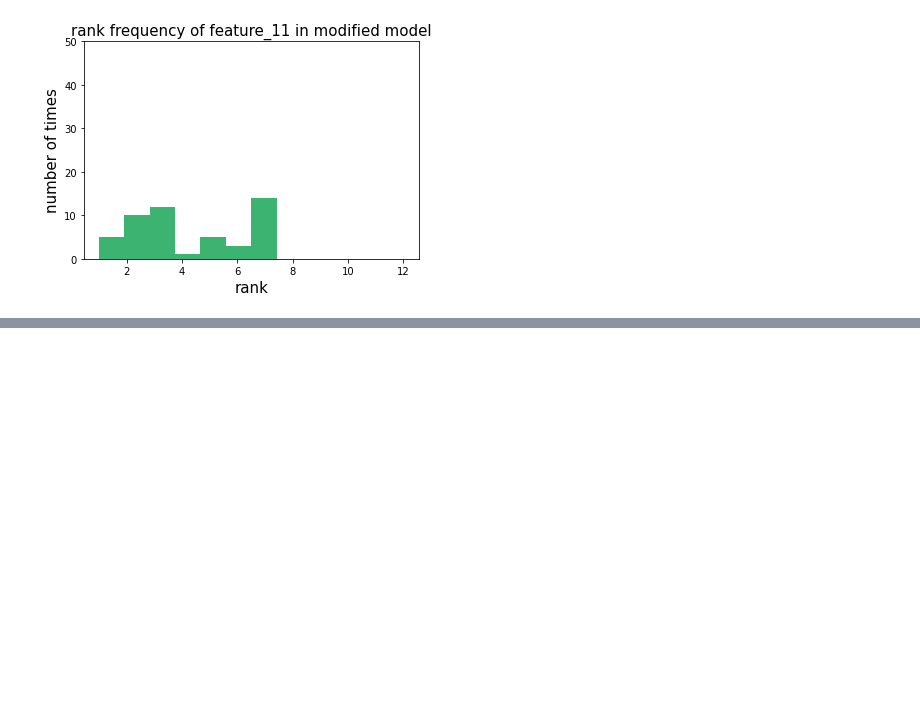
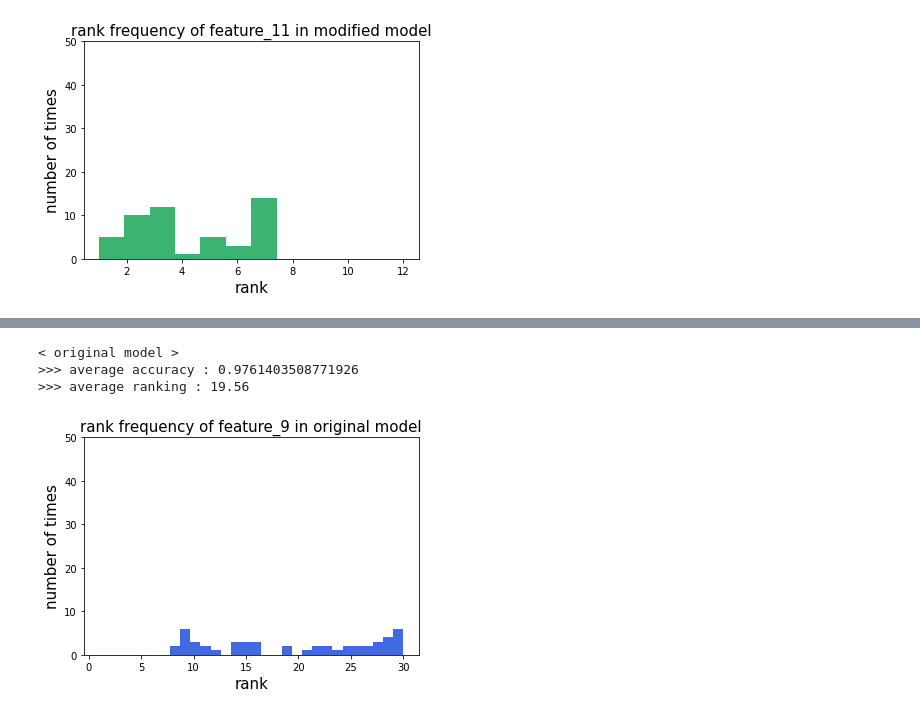
Before and after one commit to takehigu26/adv_exp, a Jupyter notebook: my_adv_exp/experiment_notebook.ipynb, the cells around one changed output, grey strips where cells are left out. Drawn from its saved outputs; the diff is of its cells as text; code cells hidden in the pictures; blank space fills up the shorter version.

```diff
--- a/my_adv_exp/experiment_notebook.ipynb
+++ b/my_adv_exp/experiment_notebook.ipynb
@@ -106,0 +85,8 @@ plt.hist(rankings, bins=24, range=(1, 24), color=color)
+# %%
+%matplotlib inline
+plot_ranking_histogram(get_breast_cancer, 9, epochs=50, test_index=8)
+# %% [output]
+< original model >
+>>> average accuracy : 0.9761403508771926
+>>> average ranking : 19.56
+[figure, added]
```
Also changed, not shown: parts of 34 cells of this notebook, 11 other files.
